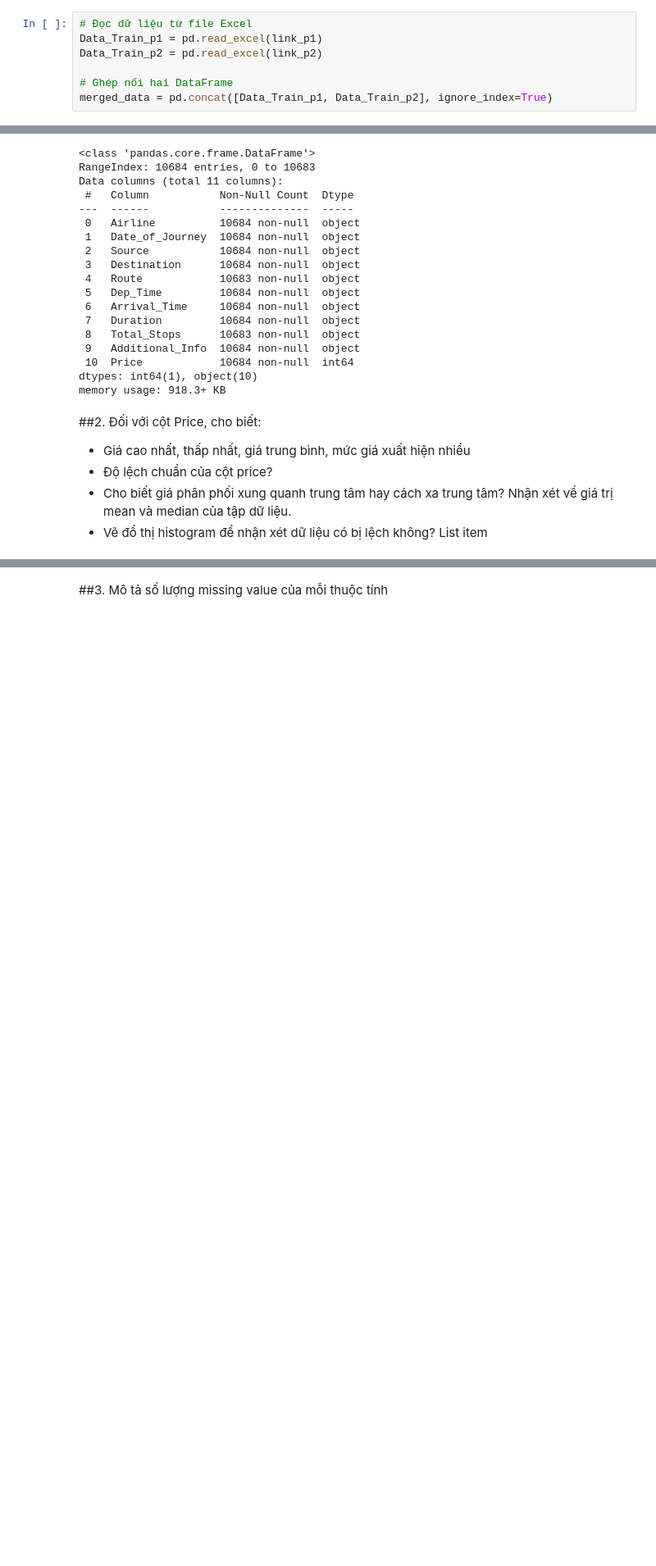
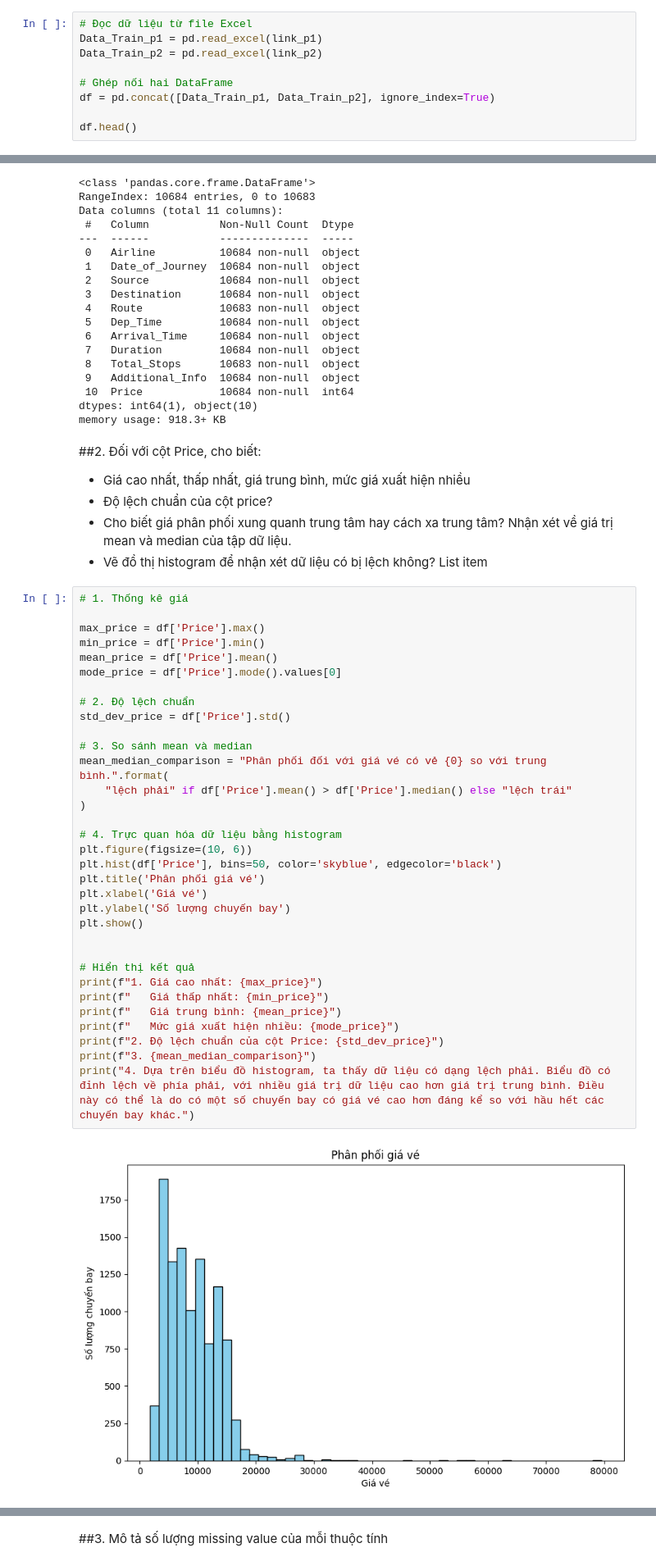
Before and after one commit to Vanniee007/ADA-Final-Project-20CQ.PTDL.05, a Jupyter notebook: FinalProject.ipynb, the cells around one changed output, grey strips where cells are left out. Shown at 82% size. Drawn from its saved outputs; the diff is of its cells as text; blank space fills up the shorter version.

```diff
--- a/FinalProject.ipynb
+++ b/FinalProject.ipynb
@@ -21,4 +22,6 @@ Data_Train_p1 = pd.read_excel(link_p1)
 Data_Train_p2 = pd.read_excel(link_p2)
 
 # Ghép nối hai DataFrame
-merged_data = pd.concat([Data_Train_p1, Data_Train_p2], ignore_index=True)
+df = pd.concat([Data_Train_p1, Data_Train_p2], ignore_index=True)
+
+df.head()
@@ -58,3 +68,38 @@ memory usage: 918.3+ KB
 Nhận xét về giá trị mean và median của tập dữ liệu.
 *   Vẽ đồ thị histogram để nhận xét dữ liệu có bị lệch không?
 List item
+# %%
+# 1. Thống kê giá
+
+max_price = df['Price'].max()
+min_price = df['Price'].min()
+mean_price = df['Price'].mean()
+mode_price = df['Price'].mode().values[0]
+
+# 2. Độ lệch chuẩn
+std_dev_price = df['Price'].std()
+
+# 3. So sánh mean và median
+mean_median_comparison = "Phân phối đối với giá vé có vẻ {0} so với trung bình.".format(
+    "lệch phải" if df['Price'].mean() > df['Price'].median() else "lệch trái"
+)
+
+# 4. Trực quan hóa dữ liệu bằng histogram
+plt.figure(figsize=(10, 6))
+plt.hist(df['Price'], bins=50, color='skyblue', edgecolor='black')
+plt.title('Phân phối giá vé')
+plt.xlabel('Giá vé')
+plt.ylabel('Số lượng chuyến bay')
+plt.show()
+
+
+# Hiển thị kết quả
+print(f"1. Giá cao nhất: {max_price}")
+print(f"   Giá thấp nhất: {min_price}")
+print(f"   Giá trung bình: {mean_price}")
+print(f"   Mức giá xuất hiện nhiều: {mode_price}")
+print(f"2. Độ lệch chuẩn của cột Price: {std_dev_price}")
+print(f"3. {mean_median_comparison}")
+print("4. Dựa trên biểu đồ histogram, ta thấy dữ liệu có dạng lệch phải. Biểu đồ có đỉnh lệch về phía phải, với nhiều giá trị dữ liệu cao hơn giá trị trung bình. Điều này có thể là do có một số chuyến bay có giá vé cao hơn đáng kể so với hầu hết các chuyến bay khác.")
+# %% [output]
+[figure, added]
```
Also changed, not shown: parts of 6 cells of this notebook.
